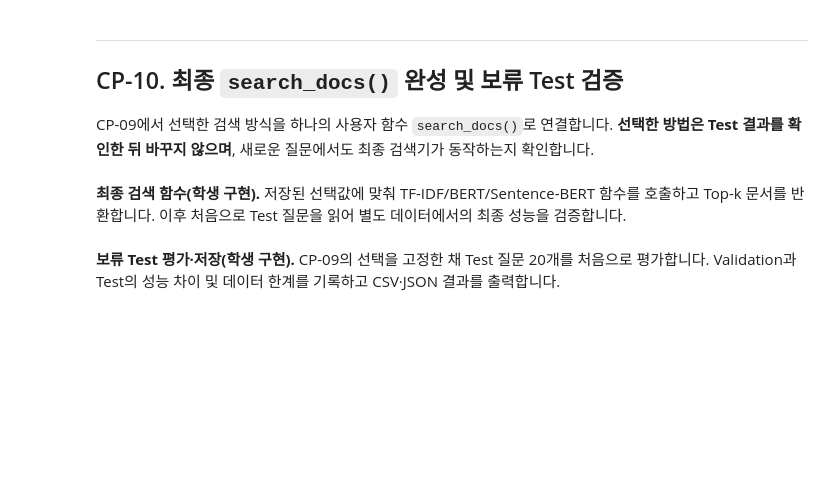
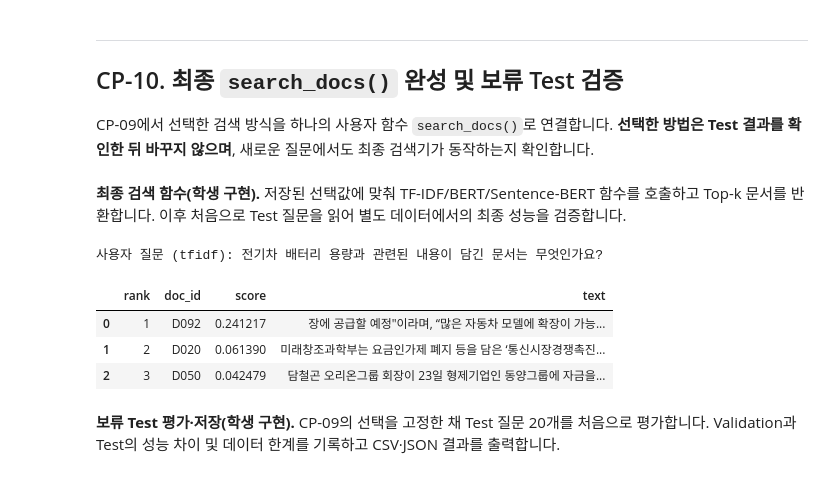
Before and after one commit to Gotti0/ai-mini-projects, a Jupyter notebook: mini-project-02/code/NLP_BERT_MiniProject_Student.ipynb, the cells around one changed output. Drawn from its saved outputs; the diff is of its cells as text; code cells hidden in the pictures; blank space fills up the shorter version.

```diff
--- a/mini-project-02/code/NLP_BERT_MiniProject_Student.ipynb
+++ b/mini-project-02/code/NLP_BERT_MiniProject_Student.ipynb
@@ -801,11 +937,20 @@ raise NotImplementedError('CP-09 검색 실패 사례를 비교하세요.')
 # %%
 # [학생 구현] CP-09 — 사용 목적 및 선택 근거
 # TODO 9-6. 검색기를 사용할 실제 상황을 USE_CASE로 한 문장 작성하세요.
+USE_CASE = '사용자가 한국어 문서 집합에서 사실 확인형 질문을 입력했을 때 정답이 담긴 근거 문단 상위 3건을 빠르게 제공하는 문서 검색 및 RAG 1차 검색기'
 # TODO 9-7. PRIORITY_METRIC을 'hit1', 'recall3', 'mrr5' 중 하나로 지정하세요.
+PRIORITY_METRIC = 'recall3'
 # TODO 9-8. comparison_df의 Validation 점수와 오류 사례를 고려하여
 #             SELECTED_METHOD를 'tfidf', 'bert', 'sbert' 중 하나로 직접 선택하세요.
+SELECTED_METHOD = 'tfidf'
 # TODO 9-9. SELECTION_REASON에 실제 수치와 다른 방법의 장단점을 2~3문장으로 적으세요.
-raise NotImplementedError('CP-09 최종 검색 방식·판단 근거를 지정하세요.')
+SELECTION_REASON = (
+    'Validation 60문항에서 TF-IDF가 Hit@1 0.883, Recall@3 0.967, MRR@5 0.917로 '
+    'Sentence-BERT(0.767/0.883/0.821)와 일반 BERT(0.667/0.833/0.759)를 모든 지표에서 앞섰다. '
+    'Sentence-BERT는 QV018과 QV035처럼 어휘 겹침이 낮은 의역 질문에서 1위를 맞히는 강점이 있었으나 전체 Recall@3가 0.083 낮았고, '
+    '일반 BERT는 문장 유사도 학습이 없어 변별력이 가장 낮았다. '
+    '따라서 현재 코퍼스에서는 우선 지표인 Recall@3가 가장 높은 TF-IDF를 최종 검색기로 선정하되, 향후 어휘 겹침이 낮은 질의가 늘어나면 SBERT와의 하이브리드 검색을 검토할 필요가 있다.'
+)
 
 assert PRIORITY_METRIC in ('hit1', 'recall3', 'mrr5')
 assert SELECTED_METHOD in ('tfidf', 'bert', 'sbert')
@@ -827,14 +974,30 @@ CP-09에서 선택한 검색 방식을 하나의 사용자 함수 `search_docs()
 # %%
 # [학생 구현] CP-10 — 최종 검색기 인터페이스
 
 def search_docs(query, k=3, method=SELECTED_METHOD):
     """선택한 검색 방식의 상위 k개 문서 반환."""
     # TODO 10-1. method가 'tfidf'라면 search_tfidf(), 'bert'라면 search_bert(),
     #              'sbert'라면 search_sbert()를 호출하도록 작성하세요.
     # TODO 10-2. 세 방법 모두 동일한 rank/doc_id/score/text 구조로 반환하세요.
-    raise NotImplementedError('CP-10 최종 search_docs()를 구현하세요.')
+    dispatch = {
+        'tfidf': search_tfidf,
+        'bert': search_bert,
+        'sbert': search_sbert,
+    }
+    if method not in dispatch:
+        raise ValueError(f'지원하지 않는 검색 방식입니다: {method}')
+    return dispatch[method](query, k=k)
 
 # TODO 10-3. 본인이 만든 새로운 질문 한 개로 search_docs() Top-3를 확인하세요.
+custom_query = '전기차 배터리 용량과 관련된 내용이 담긴 문서는 무엇인가요?'
+print(f'사용자 질문 ({SELECTED_METHOD}): {custom_query}')
+display(pd.DataFrame(search_docs(custom_query, k=3)))
+# %% [output]
+사용자 질문 (tfidf): 전기차 배터리 용량과 관련된 내용이 담긴 문서는 무엇인가요?
+|  | rank | doc_id | score | text |
+| 0 | 1 | D092 | 0.241217 | 장에 공급할 예정"이라며, “많은 자동차 모델에 확장이 가능... |
+| 1 | 2 | D020 | 0.061390 | 미래창조과학부는 요금인가제 폐지 등을 담은 ‘통신시장경쟁촉진... |
+| 2 | 3 | D050 | 0.042479 | 담철곤 오리온그룹 회장이 23일 형제기업인 동양그룹에 자금을... |
 # %% [markdown]
 **보류 Test 평가·저장(학생 구현).** CP-09의 선택을 고정한 채 Test 질문 20개를 처음으로 평가합니다. Validation과 Test의 성능 차이 및 데이터 한계를 기록하고 CSV·JSON 결과를 출력합니다.
 # %%
```
Also changed, not shown: parts of 14 cells of this notebook, 16 other files.
